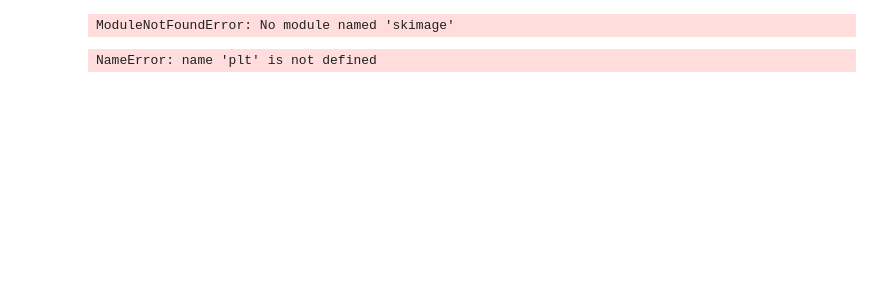
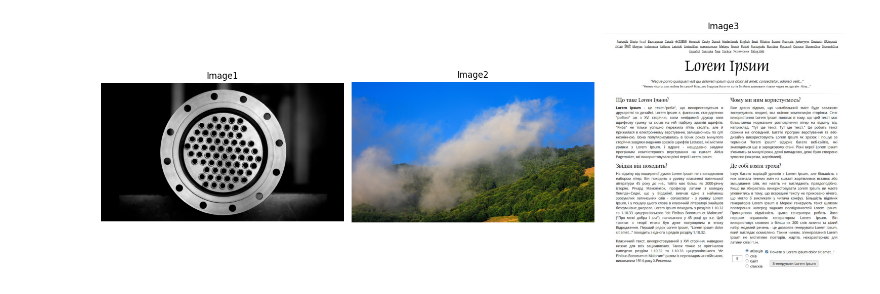
Before and after one commit to Feliz-ua/goit-np-hw-02, a Jupyter notebook: hw02.ipynb, the cells around one changed output. Saved outputs shown, nothing was run; the diff lists cells and outputs as text; code cells hidden in the pictures; blank space fills up the shorter version.

```diff
--- a/hw02.ipynb
+++ b/hw02.ipynb
@@ -4,22 +4,22 @@ import numpy as np
 import matplotlib.pyplot as plt
 from skimage import io
 from sklearn.decomposition import TruncatedSVD
-url1 = 'https://upload.wikimedia.org/wikipedia/commons/thumb/2/24/Lenna.png/256px-Lenna.png'
-url2 = 'https://upload.wikimedia.org/wikipedia/commons/thumb/2/24/Lenna.png/128px-Lenna.png'
-image1 = io.imread(url1, as_gray=True)
-image2 = io.imread(url2, as_gray=True)
+image1 = io.imread("11.jpg")
+image2 = io.imread("22.jpg")
+image3 = io.imread("33.png")
-# %% [output]
-ModuleNotFoundError: No module named 'skimage'
-# %%
-# 2. Виведення зображень
-fig, axes = plt.subplots(1, 2, figsize=(8, 4))
-axes[0].imshow(image1)
-axes[0].set_title('Image1')
-axes[0].axis('off')
-axes[1].imshow(image2)
-axes[1].set_title('Image2')
-axes[1].axis('off')
-plt.tight_layout()
-plt.show()
-# %% [output]
-NameError: name 'plt' is not defined
+# %%
+# 2. Виведення зображень
+fig, axes = plt.subplots(1, 3, figsize=(15, 5))
+axes[0].imshow(image1)
+axes[0].set_title('Image1')
+axes[0].axis('off')
+axes[1].imshow(image2)
+axes[1].set_title('Image2')
+axes[1].axis('off')
+axes[2].imshow(image3)
+axes[2].set_title('Image3')
+axes[2].axis('off')
+plt.tight_layout()
+plt.show()
+# %% [output]
+[figure, added]
```
